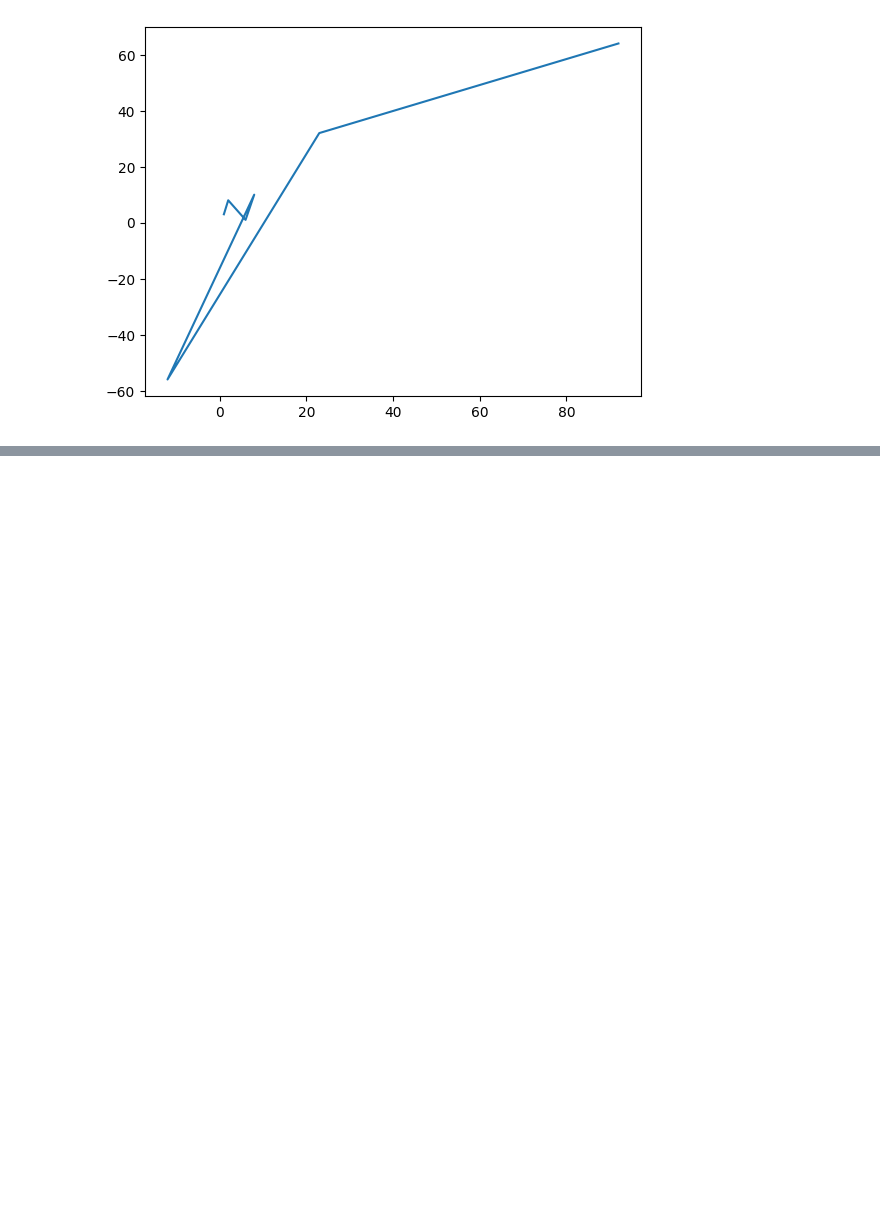
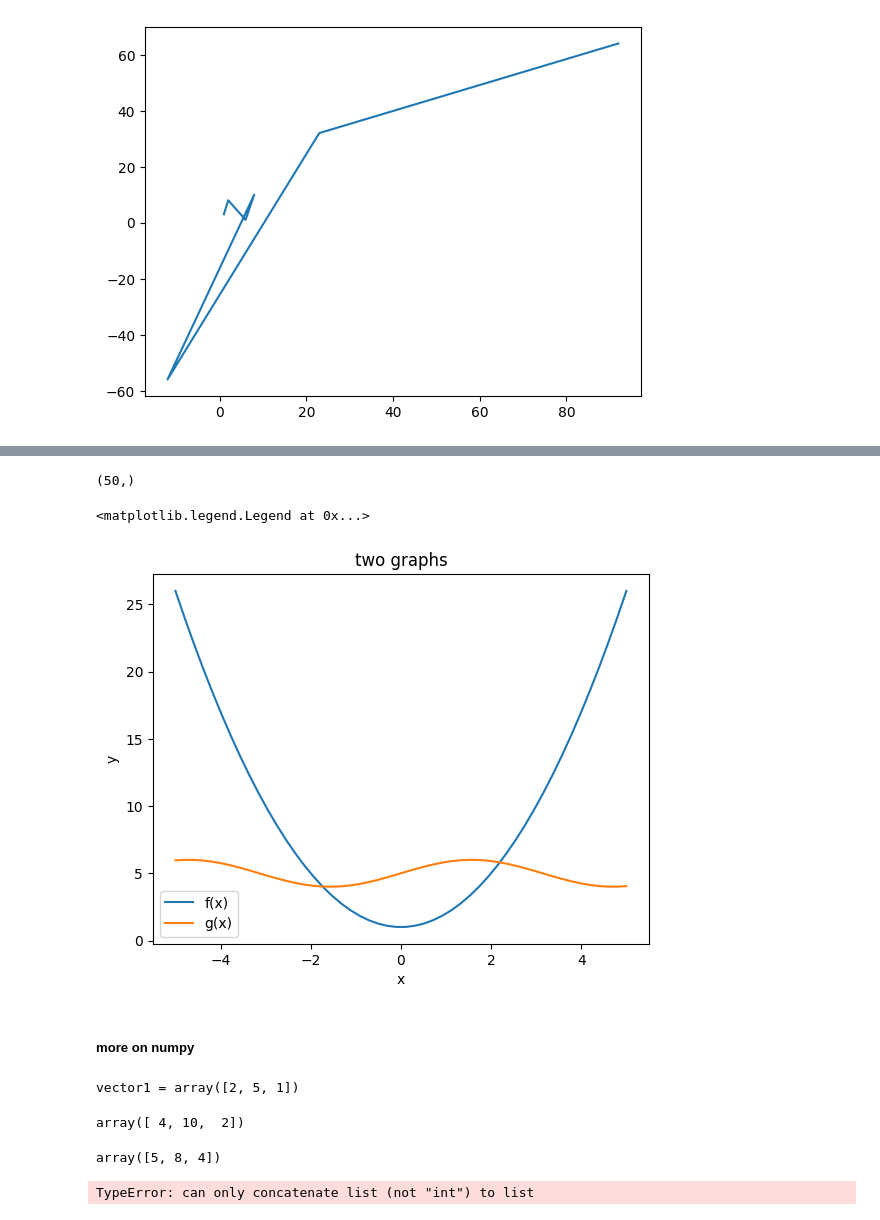
Before and after one commit to intichurin75/python-carlos-hillgren-github--nba, a Jupyter notebook: code_alongs/L2_python_fundamentals_part2.ipynb, the cells around one changed output, grey strips where cells are left out. Saved outputs shown, nothing was run; the diff lists cells and outputs as text; code cells hidden in the pictures; blank space fills up the shorter version.

Commit message:
Lagt till plot med numpy

```diff
--- a/code_alongs/L2_python_fundamentals_part2.ipynb
+++ b/code_alongs/L2_python_fundamentals_part2.ipynb
@@ -336,0 +339,5 @@ plt.show()
+# %%
+import numpy as np
+
+x = np.linspace(-5,5)
+x
@@ -336,0 +355,39 @@ plt.show()
+# %%
+x.shape
+# %% [output]
+(50,)
+# %%
+import matplotlib.pyplot as plt
+
+f = lambda x: x**2 + 1
+g = lambda x: np.sin(x)+ 5
+# # OOP approach
+fig, ax = plt.subplots(1)
+
+ax.plot(x, f(x), label = "f(x)")
+ax.plot(x, g(x), label = "g(x)")
+ax.set(title ="two graphs", xlabel = "x",ylabel = "y")
+ax.legend()
+# %% [output]
+<matplotlib.legend.Legend at 0x...>
+[figure, added]
+# %% [markdown]
+##### more on numpy
+# %%
+vector1 = np.array([2,5,1])
+print(f"{vector1 = }")
+
+# elementwise multiplication
+vector1*2
+# %% [output]
+vector1 = array([2, 5, 1])
+array([ 4, 10,  2])
+# %%
+# elementwise addition
+vector1 + 3
+# %% [output]
+array([5, 8, 4])
+# %%
+[2,5,1] + 3
+# %% [output]
+TypeError: can only concatenate list (not "int") to list
```
Also changed, not shown: parts of 10 cells of this notebook.
